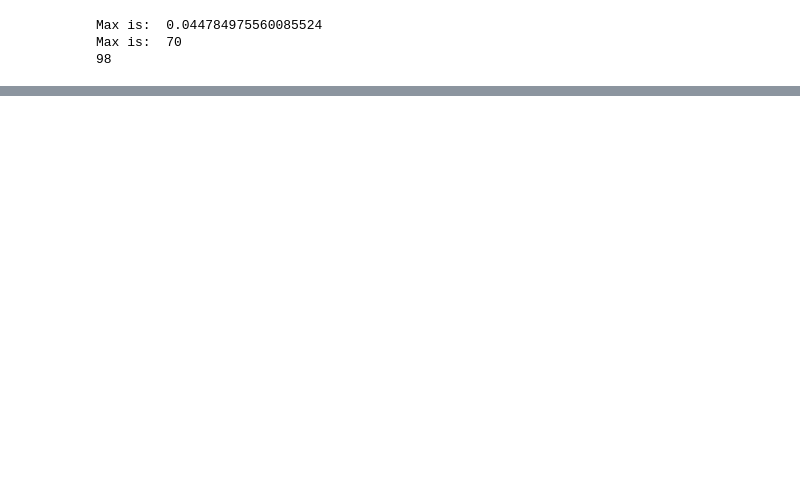
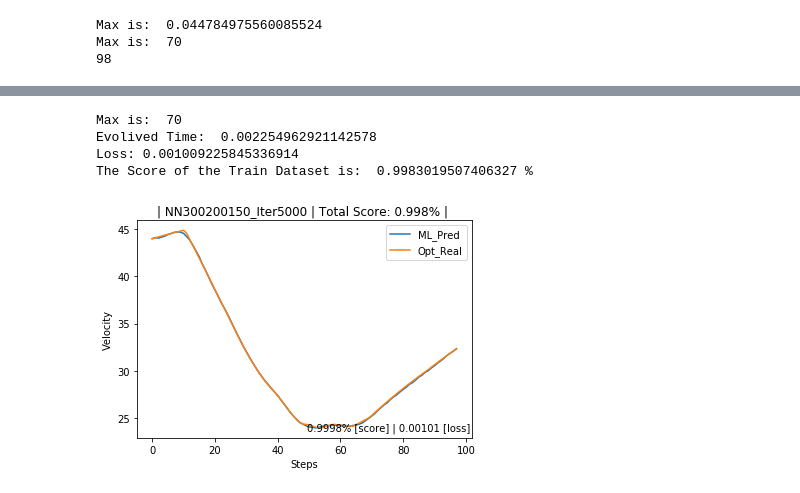
Before and after one commit to LeonKie/BA_Optimization_ML, a Jupyter notebook: MaschineLearning/deeplearningModel/pytorchApproch.ipynb, the cells around one changed output, grey strips where cells are left out. Drawn from its saved outputs; the diff is of its cells as text; code cells hidden in the pictures; blank space fills up the shorter version.

Commit message:
Scoring System R2Score

```diff
--- a/MaschineLearning/deeplearningModel/pytorchApproch.ipynb
+++ b/MaschineLearning/deeplearningModel/pytorchApproch.ipynb
@@ -241,15 +243,17 @@ def predict(testexample,NN=model):
     plt.plot(real,label= "Real_Optimizer")
     print("Loss:", loss.item())
 
+from sklearn.metrics import r2_score
+def r2Score(example,NN=model):
 
-def cumloss(example,NN=model):
-    criterion = nn.L1Loss()
-    cumloss=0
-    i=0
+    PRED=[]
+    REAL=[]
     for (inp,label) in example:
         optimizer.zero_grad()
-        pred=model.forward(inp)
-        loss=criterion(pred,label)
-        cumloss+= loss.item()
-        i+=1
-    return cumloss,i
+        pred=model(inp)
+        PRED.append(pred.tolist())
+        REAL.append(label.tolist())
+
+
+    SCORE=r2_score(PRED,REAL,multioutput='variance_weighted')
+    return SCORE
@@ -262,3 +260,57 @@ predict([traindata[35]],model)
+# %%
+#The Visualisation
+import time
+NR=615
+
+VelNormalize= Normalize(None,70)
+
+criterion = nn.L1Loss()
+
+testdata=torch.clone(traindata[NR][0])
+#testdata=traindata[NR][0]
+#testdata[0]=0.5
+
+
+t1=time.time()
+pred=model(testdata)
+t2=time.time()
+
+print("Evolived Time: " , (t2-t1)*1000)
+
+loss=criterion(pred,traindata[NR][1])
+
+
+
+%matplotlib inline
+
+pred=VelNormalize.normal(np.array(pred.tolist()))
+real=VelNormalize.normal(np.array(traindata[NR][1]))
+
+Score=r2Score(traindata)
+
+plt.plot(pred,label="Pred")
+plt.plot(real,label= "Real_Optimizer")
+
+plt.legend(["ML_Pred","Opt_Real"])
+plt.title("| "+name + " | Total Score: "+str(np.round(Score,3))+"%"+ " | " )
+plt.xlabel("Steps")
+plt.ylabel("Velocity")
+
+predItem=model(traindata[NR][0]).tolist()
+scoreItem=r2_score(predItem,traindata[NR][1])
+text= str(np.round(scoreItem,4))+ "% [score] | "+str(np.round(loss.item(),5)) +" [loss] "
+MIN=min(pred)
+plt.text(76,MIN,text,horizontalalignment='center',verticalalignment='center')
+print("Loss:", loss.item())
+
+
+print("The Score of the Train Dataset is: ",Score,"%")
+# %% [output]
+Max is:  70
+Evolived Time:  0.002254962921142578
+Loss: 0.001009225845336914
+The Score of the Train Dataset is:  0.9983019507406327 %
+[figure, added]
 # %%
 %matplotlib inline
 
```
Also changed, not shown: parts of 8 cells of this notebook.
